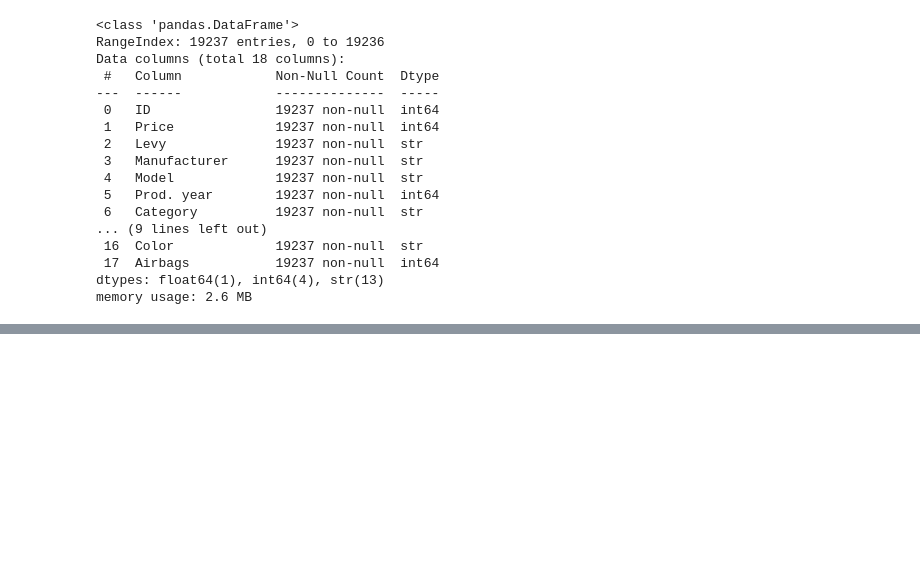
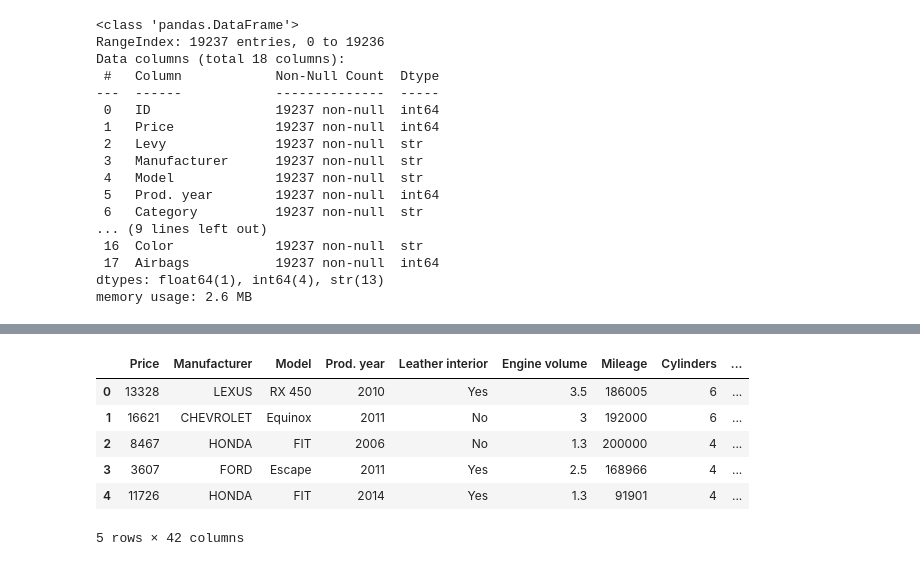
Before and after one commit to zahmedy/ML_Notesbooks, a Jupyter notebook: car_price_predicate.ipynb, the cells around one changed output, grey strips where cells are left out. Saved outputs shown, nothing was run; the diff lists cells and outputs as text; code cells hidden in the pictures; blank space fills up the shorter version.

```diff
--- a/car_price_predicate.ipynb
+++ b/car_price_predicate.ipynb
@@ -101,0 +304,17 @@ KeyError: "['Leavy'] not found in axis"
+# %%
+drive_wheels_map = {
+    '4x4': 'AWD',
+    'Front': 'FWD',
+    'Rear': 'RWD'}
+df['Drive wheels'] = df['Drive wheels'].map(drive_wheels_map)
+# %%
+fuel_type_map = {
+    "Hybrid": "Hybrid",
+    "Plug-in Hybrid": "Hybrid",
+    "Petrol": "Petrol",
+    "Diesel": "Diesel",
+    "CNG": "Petrol",
+    "LPG": "Petrol",
+    "Hydrogen": "Electric",
+}
+df['Fuel type'] = df['Fuel type'].map(fuel_type_map)
@@ -101,0 +327,2 @@ KeyError: "['Leavy'] not found in axis"
+# %%
+df = df.drop(columns=['Doors'])
@@ -101,0 +348,12 @@ KeyError: "['Leavy'] not found in axis"
+# %%
+df = pd.get_dummies(df, columns=['Color', 'Category', 'Fuel type', 'Drive wheels'], drop_first=False)
+# %%
+df.head()
+# %% [output]
+|  | Price | Manufacturer | Model | Prod. year | Leather interior | Engine volume | Mileage | Cylinders | ... |
+| 0 | 13328 | LEXUS | RX 450 | 2010 | Yes | 3.5 | 186005 | 6 | ... |
+| 1 | 16621 | CHEVROLET | Equinox | 2011 | No | 3 | 192000 | 6 | ... |
+| 2 | 8467 | HONDA | FIT | 2006 | No | 1.3 | 200000 | 4 | ... |
+| 3 | 3607 | FORD | Escape | 2011 | Yes | 2.5 | 168966 | 4 | ... |
+| 4 | 11726 | HONDA | FIT | 2014 | Yes | 1.3 | 91901 | 4 | ... |
+5 rows × 42 columns
```
Also changed, not shown: parts of 40 cells of this notebook.
